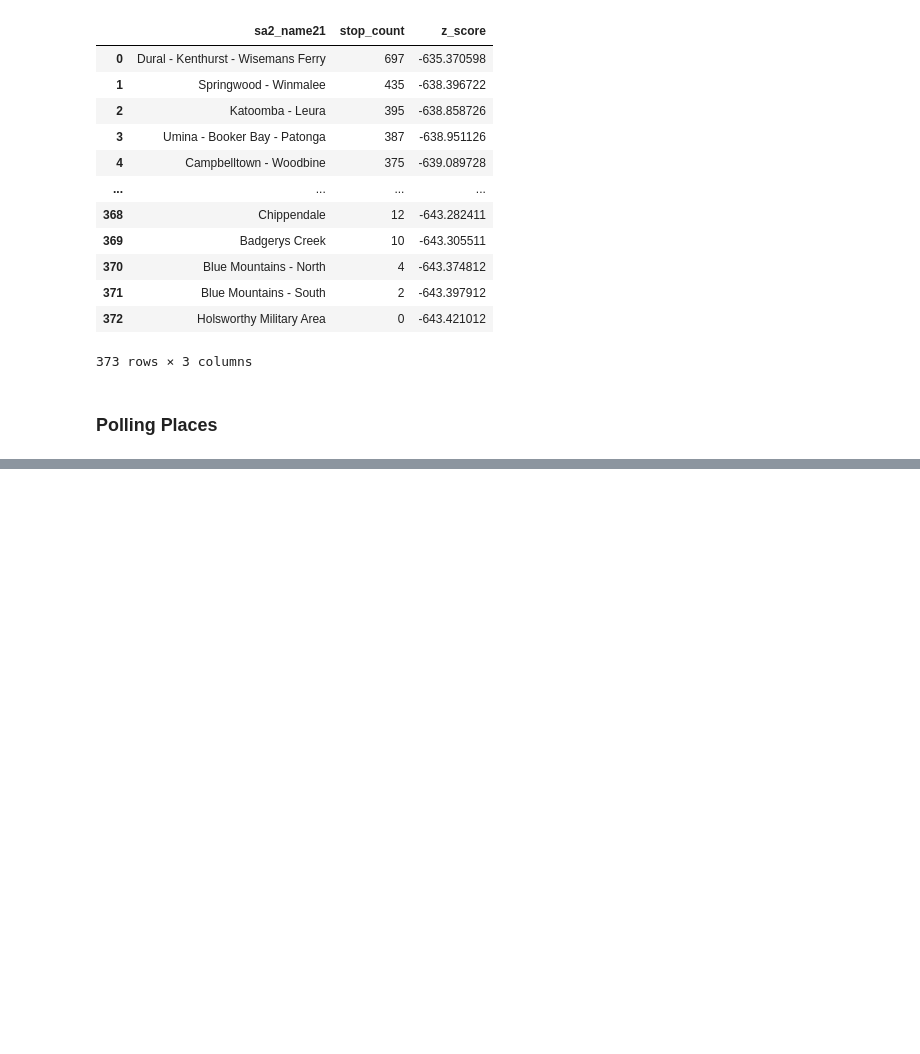
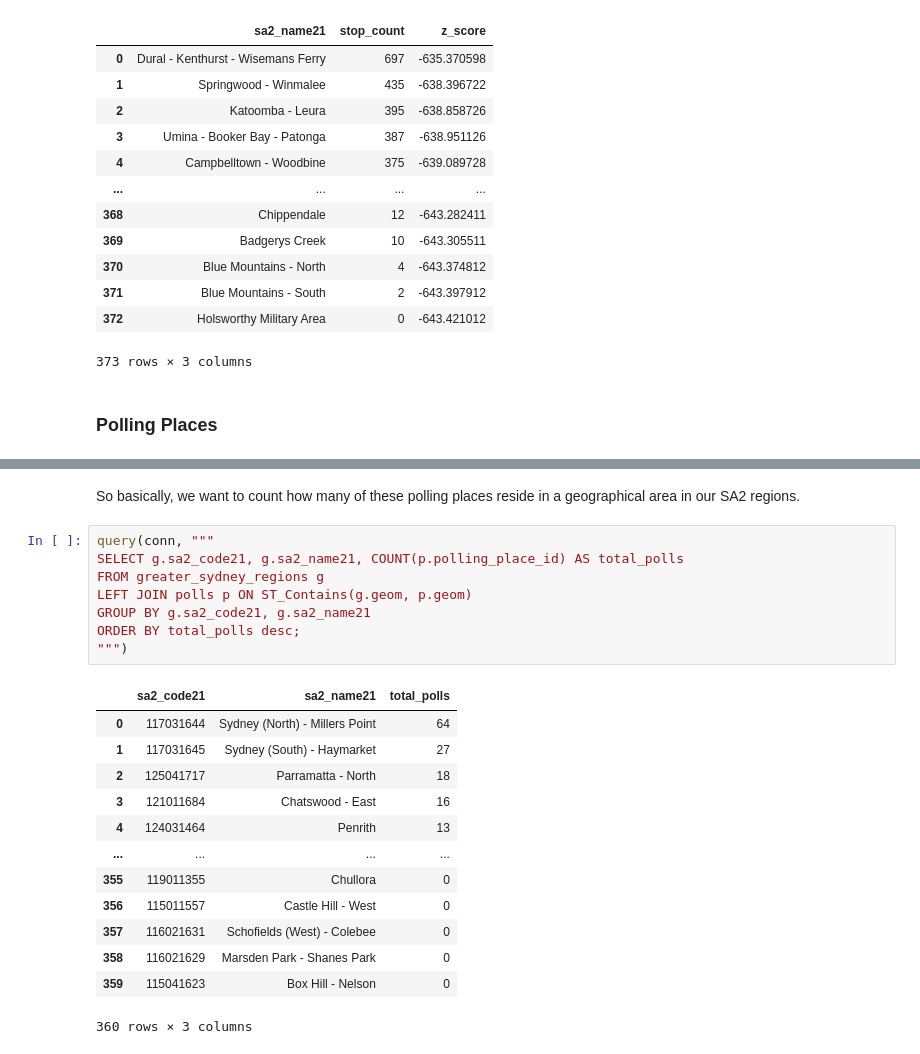
Before and after one commit to infernocadet/greater-sydney-analysis, a Jupyter notebook: Greater Sydney Analysis.ipynb, the cells around one changed output, grey strips where cells are left out. Cells and saved outputs as stored; diff of their text form; blank space fills up the shorter version.

```diff
--- a/Greater Sydney Analysis.ipynb
+++ b/Greater Sydney Analysis.ipynb
@@ -2165,0 +2173,24 @@ So basically, we want to count how many of these polling places reside in a geog
+# %% [markdown]
+So basically, we want to count how many of these polling places reside in a geographical area in our SA2 regions.
+# %%
+query(conn, """
+SELECT g.sa2_code21, g.sa2_name21, COUNT(p.polling_place_id) AS total_polls
+FROM greater_sydney_regions g
+LEFT JOIN polls p ON ST_Contains(g.geom, p.geom)
+GROUP BY g.sa2_code21, g.sa2_name21
+ORDER BY total_polls desc;
+""")
+# %% [output]
+|  | sa2_code21 | sa2_name21 | total_polls |
+| 0 | 117031644 | Sydney (North) - Millers Point | 64 |
+| 1 | 117031645 | Sydney (South) - Haymarket | 27 |
+| 2 | 125041717 | Parramatta - North | 18 |
+| 3 | 121011684 | Chatswood - East | 16 |
+| 4 | 124031464 | Penrith | 13 |
+| ... | ... | ... | ... |
+| 355 | 119011355 | Chullora | 0 |
+| 356 | 115011557 | Castle Hill - West | 0 |
+| 357 | 116021631 | Schofields (West) - Colebee | 0 |
+| 358 | 116021629 | Marsden Park - Shanes Park | 0 |
+| 359 | 115041623 | Box Hill - Nelson | 0 |
+360 rows × 3 columns
```
Also changed, not shown: parts of 26 cells of this notebook.
